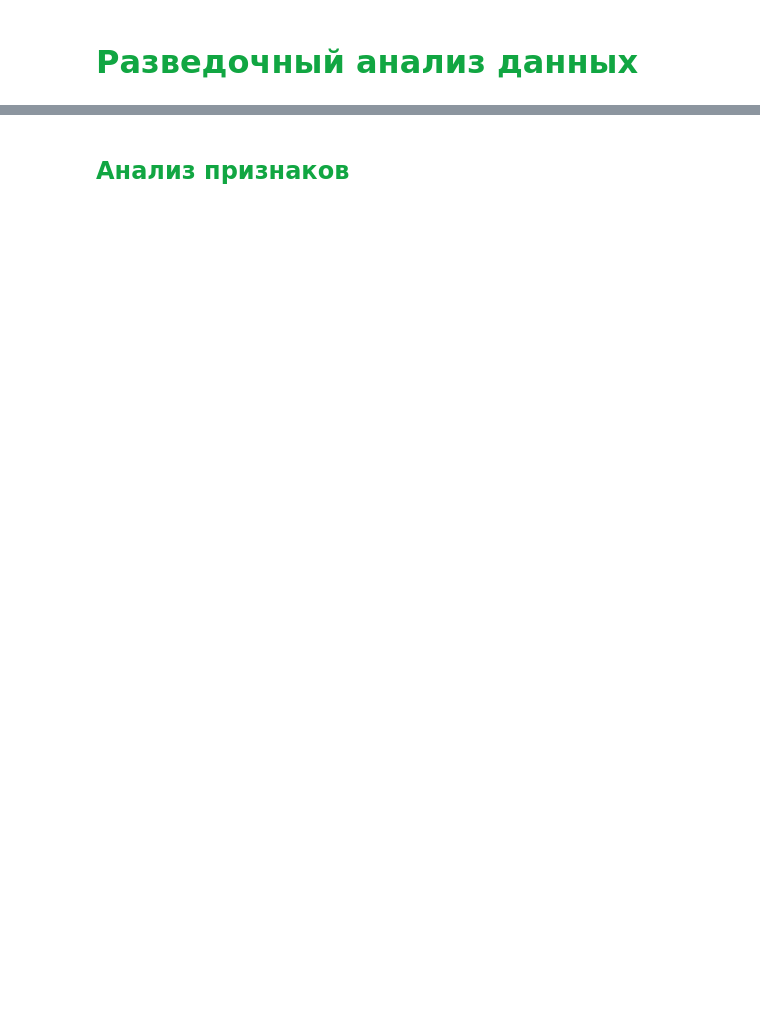
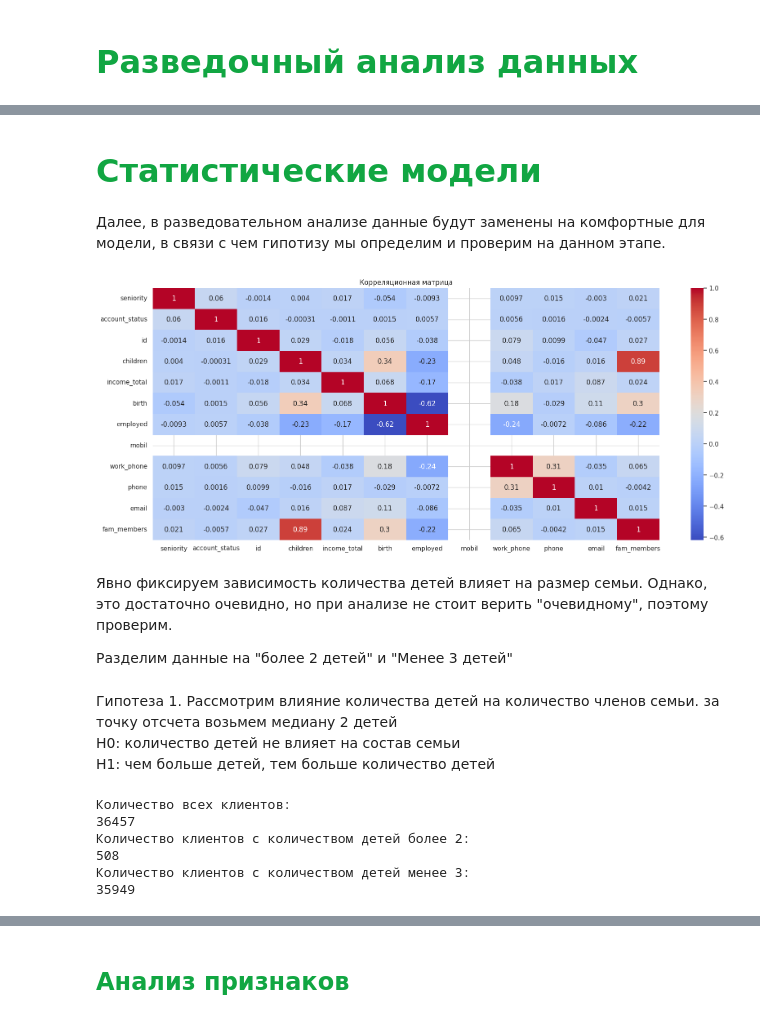
Before and after one commit to LanaDrog/CreditAnalytics, a Jupyter notebook: innopolis university/Итоговая работа Зуева Светлана.ipynb, the cells around one changed output, grey strips where cells are left out. Cells and saved outputs as stored; diff of their text form; code cells hidden in the pictures; blank space fills up the shorter version.

```diff
--- a/innopolis university/Итоговая работа Зуева Светлана.ipynb
+++ b/innopolis university/Итоговая работа Зуева Светлана.ipynb
@@ -554,3 +543,35 @@ brief_df(df)
 | 2 | 29 | 0 | 5008806 | M | Y | Y | 0 | 112500.0 | Working | ... |
 | 3 | 4 | 0 | 5008808 | F | N | Y | 0 | 270000.0 | Commercial associate | ... |
 | 4 | 26 | 0 | 5008809 | F | N | Y | 0 | 270000.0 | Commercial associate | ... |
+# %% [markdown]
+## <font color='#11a642' size='6'> **Статистические модели**
+# %% [markdown]
+Далее, в разведовательном анализе данные будут заменены на комфортные для модели, в связи с чем гипотизу мы определим и проверим на данном этапе.
+# %%
+correlation_matrix = df.corr(numeric_only=True)
+plt.figure(figsize=(20, 8))
+sb.heatmap(correlation_matrix, annot=True, cmap='coolwarm')
+plt.title('Корреляционная матрица')
+plt.show()
+# %% [output]
+[figure, added]
+# %% [markdown]
+Явно фиксируем зависимость количества детей влияет на размер семьи. Однако, это достаточно очевидно, но при анализе не стоит верить "очевидному", поэтому проверим.
+
+Разделим данные на "более 2 детей" и "Менее 3 детей"
+# %% [markdown]
+Гипотеза 1. Рассмотрим влияние  количества детей на количество членов семьи. за точку отсчета возьмем медиану 2 детей <br>
+H0: количество детей не влияет на состав семьи <br>
+H1: чем больше детей, тем больше количество детей
+# %%
+df['children'].value_counts()
+df_more_children = df[ df['children'] > 2]
+df_less_children = df[ df['children'] < 3]
+print('Количество всех клиентов:', len(df),'Количество клиентов с количеством детей более 2:', len(df_more_children),'Количество клиентов с количеством детей менее 3:', len(df_less_children), sep='\n')
+# %% [output]
+Количество всех клиентов:
+36457
+Количество клиентов с количеством детей более 2:
+508
+Количество клиентов с количеством детей менее 3:
+35949
```
Also changed, not shown: parts of 54 cells of this notebook, 4 other files.
